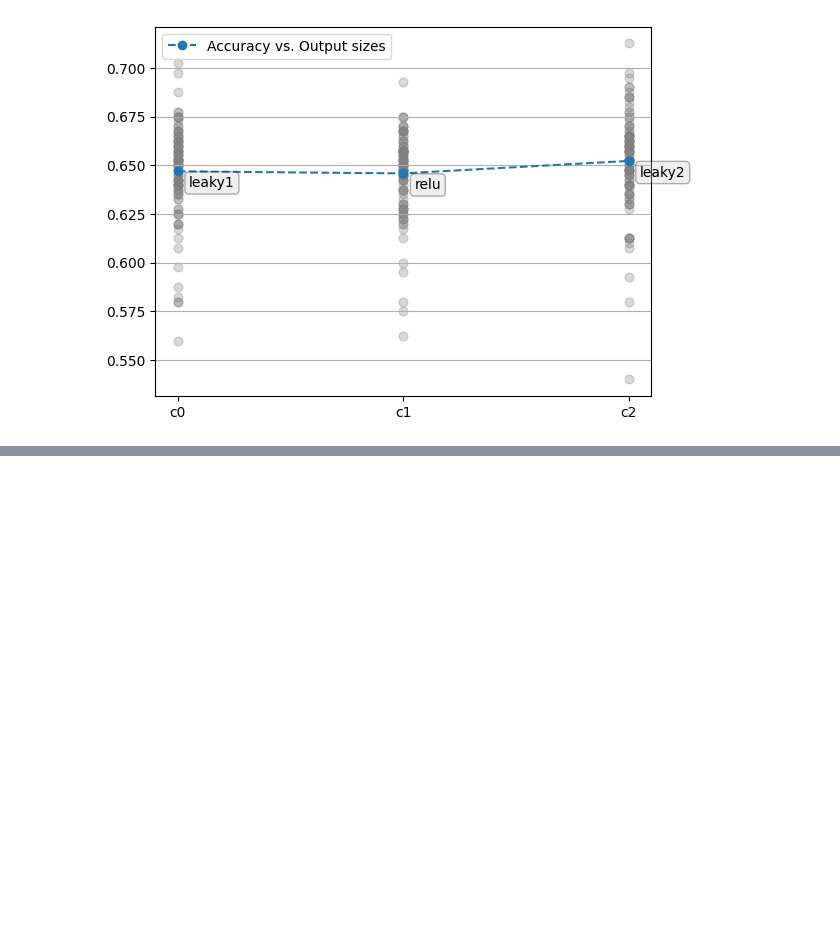
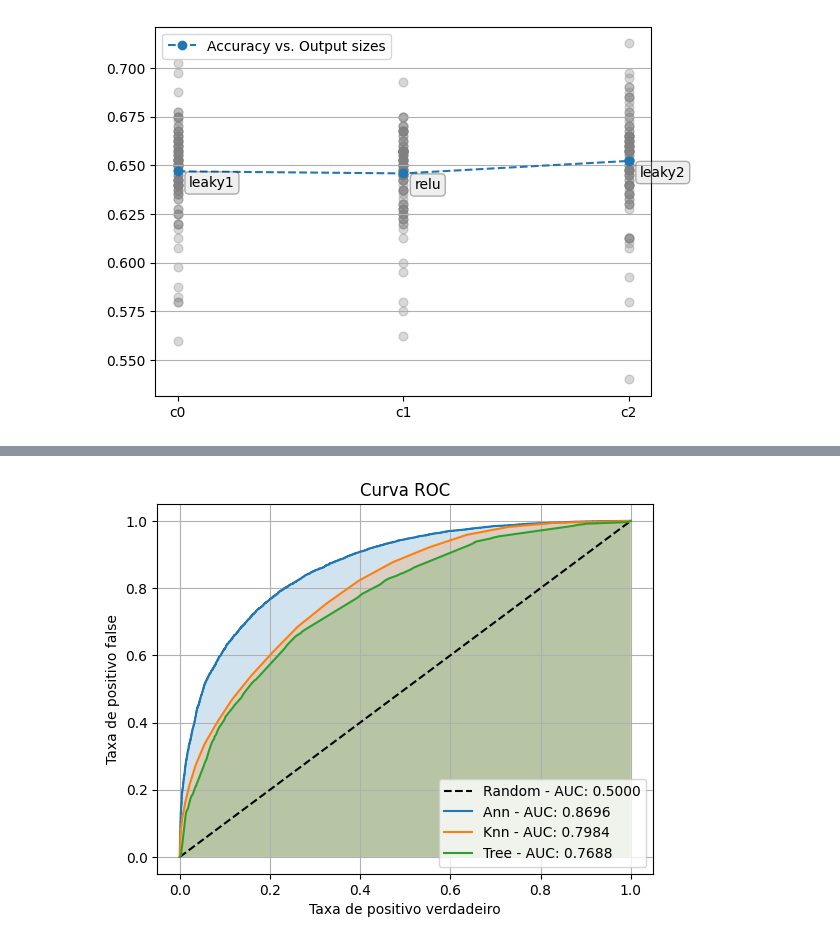
Before and after one commit to fagner02/RealFakeClassification, a Jupyter notebook: project.ipynb, the cells around one changed output, grey strips where cells are left out. Cells and saved outputs as stored; diff of their text form; code cells hidden in the pictures; blank space fills up the shorter version.

```diff
--- a/project.ipynb
+++ b/project.ipynb
@@ -308,3 +248,5 @@ tree_model.score(flat_test_x, test_y)
+# %%
+tree_proba = tree_model.predict_proba(flat_test_x)
 # %%
 if not os.path.exists('tree_model.skops'):
     obj = sio.dumps(tree_model)
@@ -471,0 +432,2 @@ ann_model.evaluate(flat_test_x, test_y)
+# %%
+ann_proba = ann_model.predict(flat_test_x, use_multiprocessing=True)
@@ -587,0 +542,14 @@ for i in range(2,13):
+# %%
+plt.plot([0,1], [0,1], '--', color='black', label='Random - AUC: 0.5000')
+for proba, name in zip([ann_proba,knn_proba, tree_proba, ], ['Ann','Knn', 'Tree' ]):
+    fpr, tpr, _ = roc_curve(test_y, proba.transpose()[0])
+    auc = str(round(1 - roc_auc_score(test_y, proba.transpose()[0]), 4)).ljust(6, '0')
+    plt.fill([*tpr, tpr[-1]], [*fpr, 0], alpha=0.2)
+    plt.plot(tpr, fpr, label=f'{name} - AUC: {auc}')
+    plt.legend(loc='lower right')
+plt.xlabel('Taxa de positivo verdadeiro')
+plt.ylabel('Taxa de positivo false')
+plt.title('Curva ROC')
+plt.grid()
+# %% [output]
+[figure, added]
```
Also changed, not shown: parts of 24 cells of this notebook, 1 other file.
